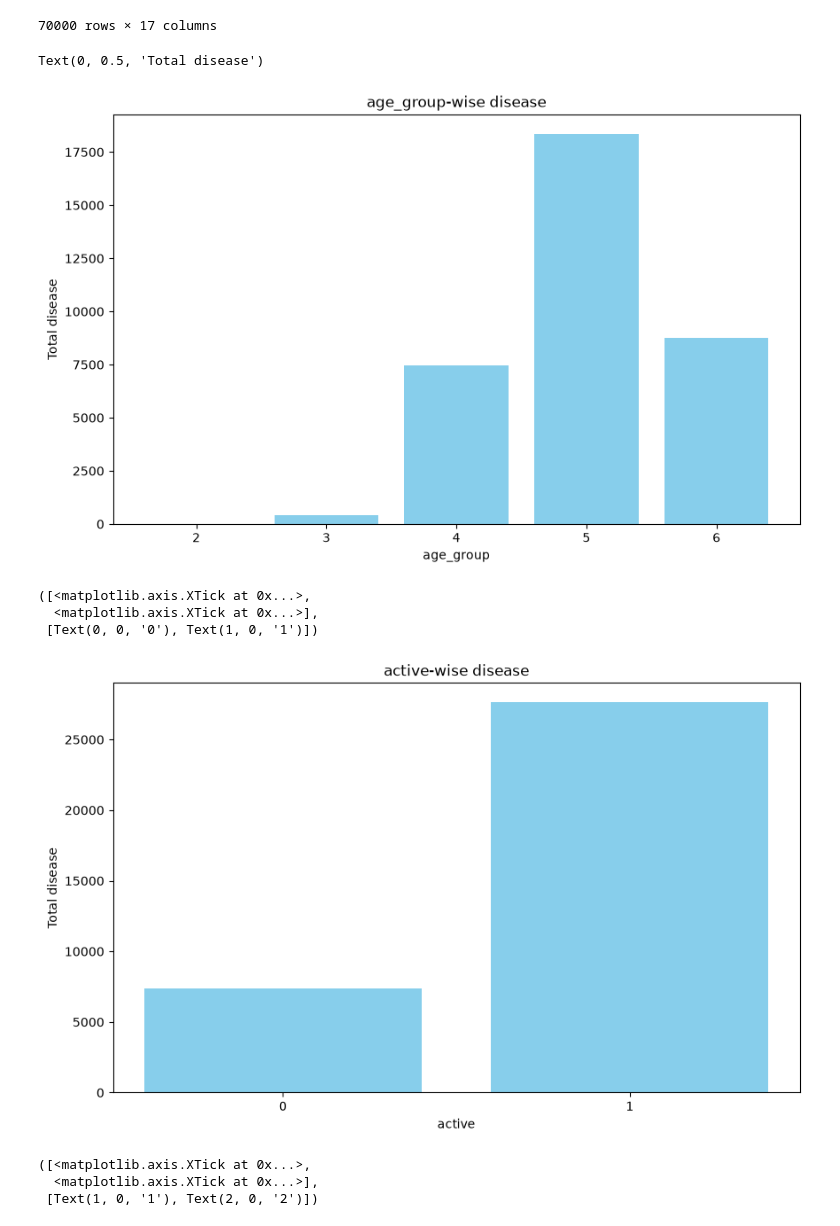
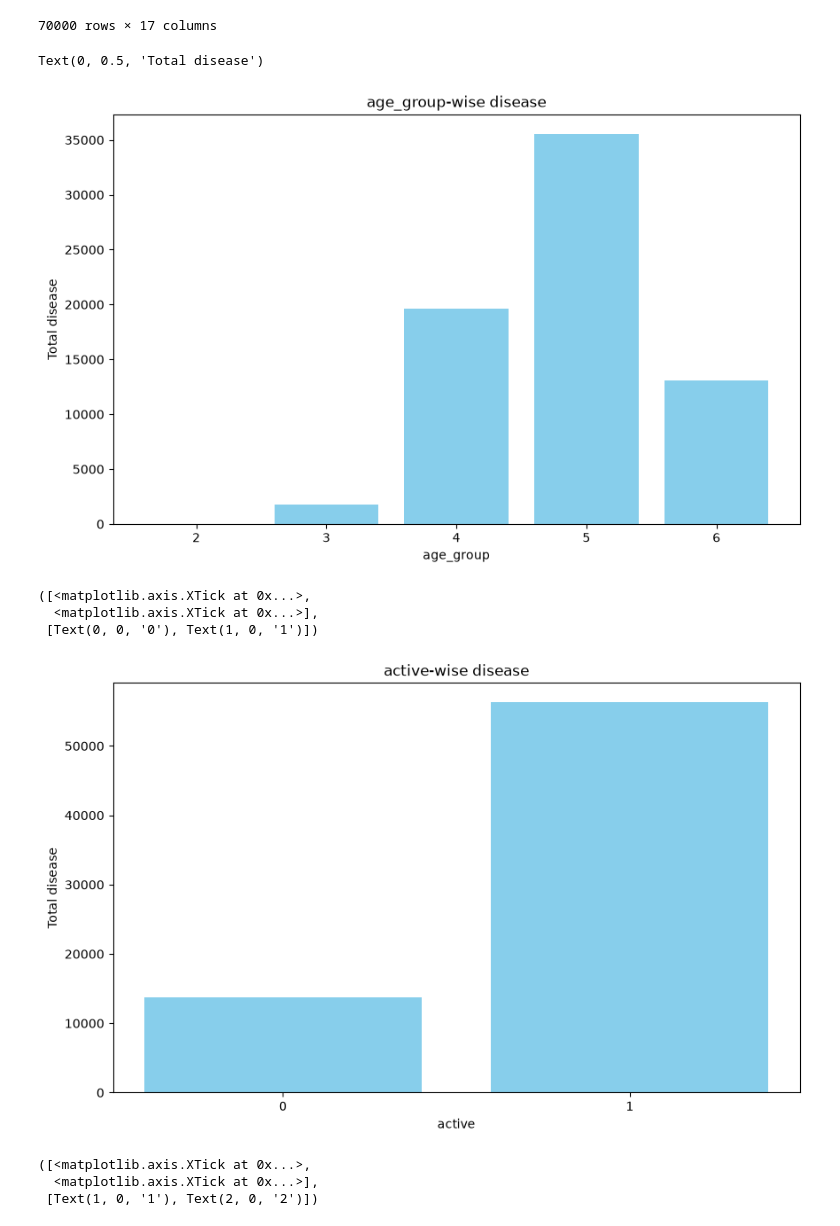
Before and after one commit to limkiankok88/Heart_disease_detection, a Jupyter notebook: Python_ML/2. Visualisation.ipynb, the cells around one changed output. Saved outputs shown, nothing was run; the diff lists cells and outputs as text; code cells hidden in the pictures.

```diff
--- a/Python_ML/2. Visualisation.ipynb
+++ b/Python_ML/2. Visualisation.ipynb
@@ -173,23 +177,23 @@ display(df)
 | 69999 | 2020-11-04 | India | 98095 | 1 | 4 | 0 | 200 | 40 | 1 | 1 | ... |
 70000 rows × 17 columns
 # %%
-# Group by 'age_group' and sum up 'disease'
-segment_data = df.groupby('age_group')['disease'].sum().reset_index()
+# Group by 'age_group' and count 'disease'
+segment_data = df.groupby('age_group')['disease'].count().reset_index()
 
 # Plotting Segment-wise Sales
 plt.figure(figsize=(10, 6))
 plt.bar(segment_data['age_group'], segment_data['disease'], color='skyblue')
 
 # Adding title and labels
 plt.title('age_group-wise disease')
 plt.xlabel('age_group')
 plt.ylabel('Total disease')
 # %% [output]
 Text(0, 0.5, 'Total disease')
-[figure, old version]
+[figure, new version]
 # %%
-# Group by 'active' and sum up 'disease'
-segment_data = df.groupby('active')['disease'].sum().reset_index()
+# Group by 'active' and count 'disease'
+segment_data = df.groupby('active')['disease'].count().reset_index()
 
 # Plotting Segment-wise Sales
 plt.figure(figsize=(10, 6))
@@ -204,5 +208,5 @@ plt.xticks([0, 1])
 ([<matplotlib.axis.XTick at 0x...>,
   <matplotlib.axis.XTick at 0x...>],
  [Text(0, 0, '0'), Text(1, 0, '1')])
-[figure, old version]
+[figure, new version]
 # %%
```
Also changed, not shown: parts of 6 cells of this notebook, 3 other files.
